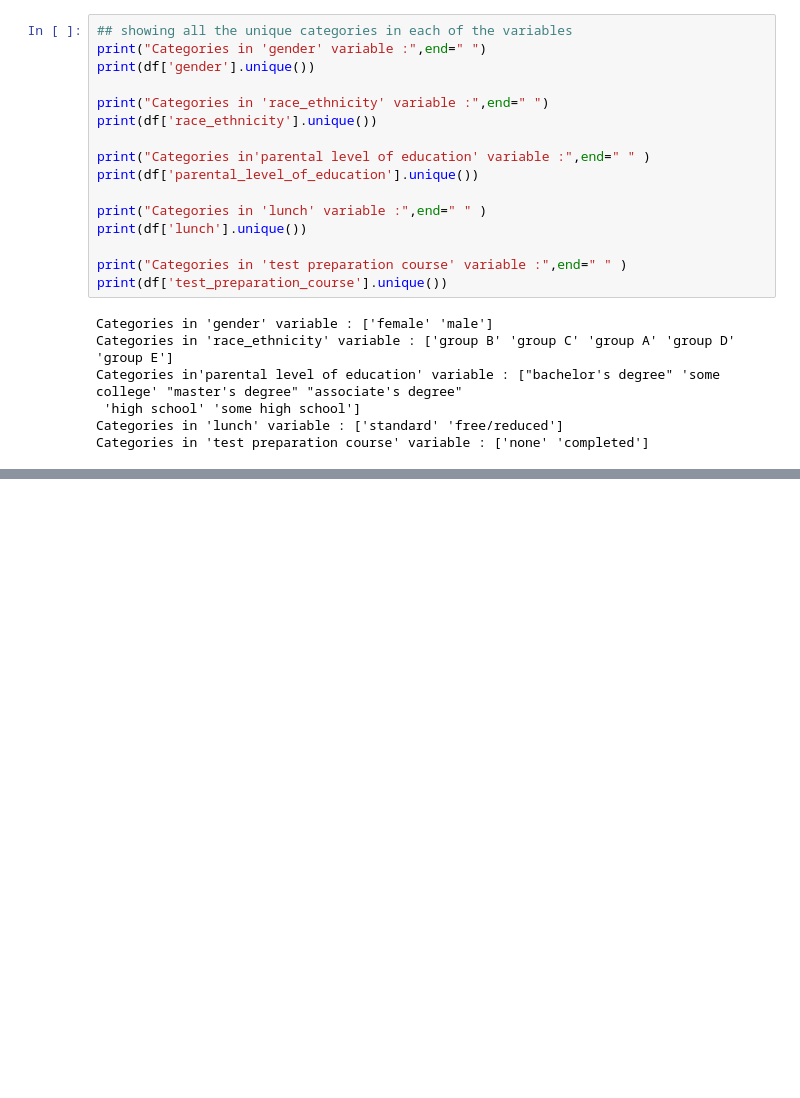
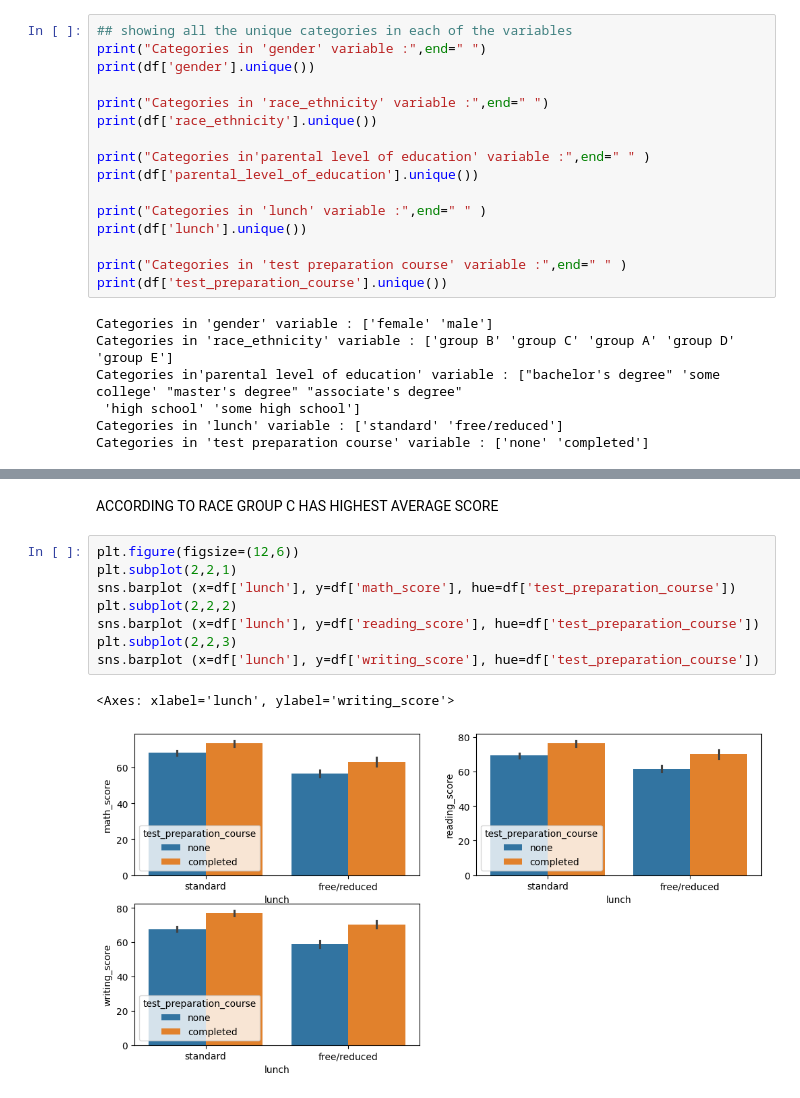
Before and after one commit to AbdulTaufeeq01/mlproject, a Jupyter notebook: notebook/edaonstudentperformance.ipynb, the cells around one changed output, grey strips where cells are left out. Drawn from its saved outputs; the diff is of its cells as text; blank space fills up the shorter version.

```diff
--- a/notebook/edaonstudentperformance.ipynb
+++ b/notebook/edaonstudentperformance.ipynb
@@ -159,0 +245,13 @@ Categories in 'test preparation course' variable : ['none' 'completed']
+# %% [markdown]
+ACCORDING TO RACE GROUP C HAS HIGHEST AVERAGE SCORE
+# %%
+plt.figure(figsize=(12,6))
+plt.subplot(2,2,1)
+sns.barplot (x=df['lunch'], y=df['math_score'], hue=df['test_preparation_course'])
+plt.subplot(2,2,2)
+sns.barplot (x=df['lunch'], y=df['reading_score'], hue=df['test_preparation_course'])
+plt.subplot(2,2,3)
+sns.barplot (x=df['lunch'], y=df['writing_score'], hue=df['test_preparation_course'])
+# %% [output]
+<Axes: xlabel='lunch', ylabel='writing_score'>
+[figure, added]
```
Also changed, not shown: parts of 14 cells of this notebook, 1 other file.
